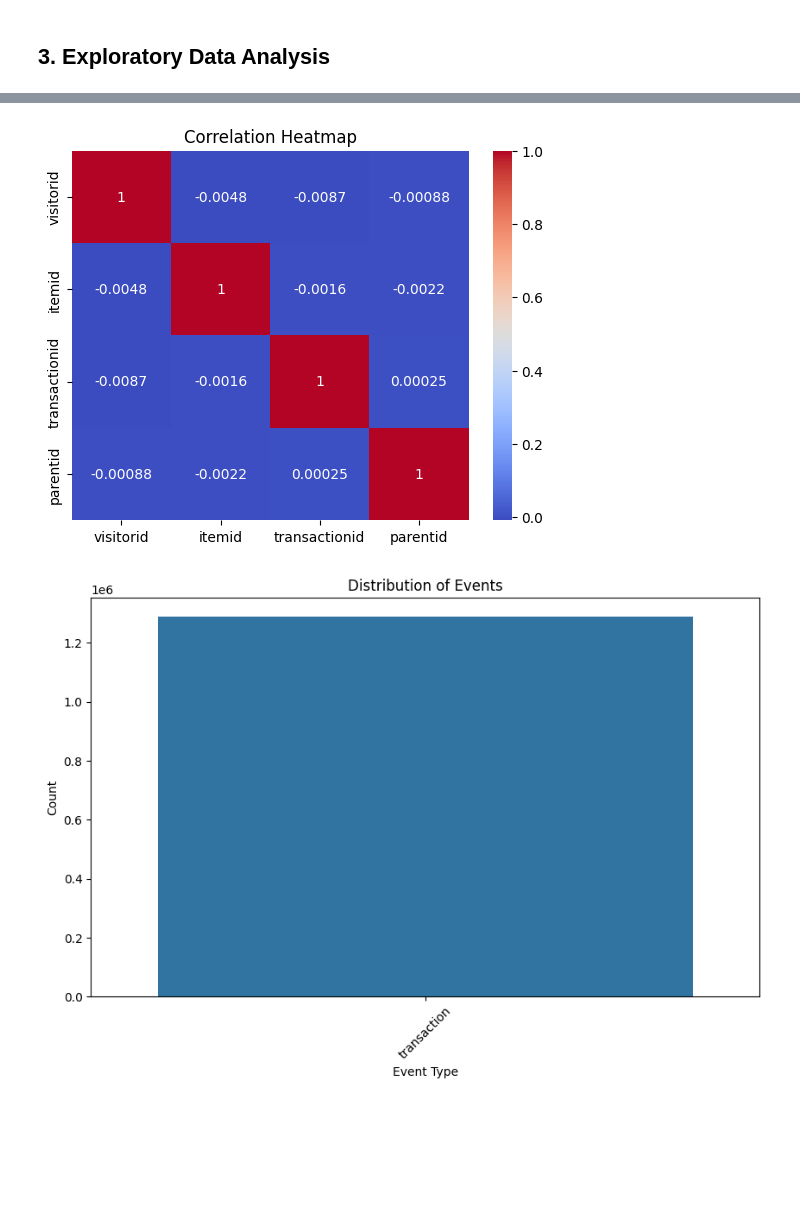
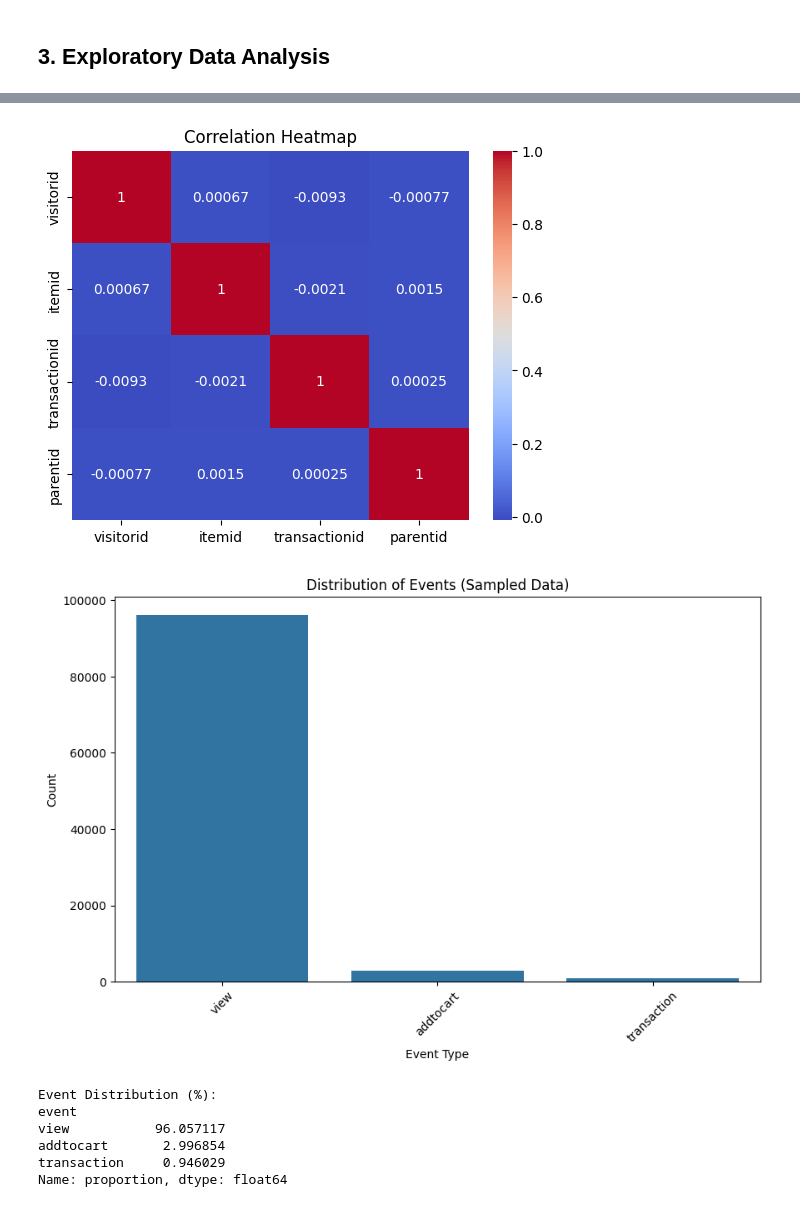
Before and after one commit to Afra233/Recommendation-System-Analysis, a Jupyter notebook: Notebook/Recommendation.ipynb, the cells around one changed output, grey strips where cells are left out. Drawn from its saved outputs; the diff is of its cells as text; code cells hidden in the pictures; blank space fills up the shorter version.

```diff
--- a/Notebook/Recommendation.ipynb
+++ b/Notebook/Recommendation.ipynb
@@ -297,5 +290,0 @@ import datasist as ds
-# %%
-# Convert category IDs to string and merge with category tree
-merged['property'] = merged['property'].astype(str)
-category_tree['categoryid'] = category_tree['categoryid'].astype(str)
-dataset = merged.merge(category_tree, left_on="property", right_on="categoryid", how="left")
@@ -318,4 +338,0 @@ dataset
-# %%
-# Clean up columns
-dataset.drop(columns=["property"], inplace=True)
-dataset.rename(columns={"categoryid": "category_id"}, inplace=True)
@@ -335,4 +338,0 @@ dtype: int64
-# %%
-# Final cleanup
-dataset = dataset.dropna()
-dataset
@@ -366,2 +339,9 @@ dtype: int64
 # %% [markdown]
 ## **3. Exploratory Data Analysis**
+# %%
+# Apply chunking to dataset
+sample_size = 100000  # Adjust based on your system's capacity
+sample_data = dataset.sample(n=sample_size, random_state=42)
+
+print(f"Original dataset shape: {dataset.shape}")
+print(f"Sampled dataset shape: {sample_data.shape}")
@@ -385,15 +411,27 @@ sns.heatmap(numeric_data.corr(), annot=True, cmap="coolwarm")
 plt.title("Correlation Heatmap")
 plt.show()
 # %% [output]
-[figure, old version]
+[figure, new version]
 # %%
 # Event distribution
 plt.figure(figsize=(10, 6))
-sns.countplot(data=dataset, x="event")
-plt.title("Distribution of Events")
+sns.countplot(data=sample_data, x='event')
+plt.title("Distribution of Events (Sampled Data)")
 plt.xlabel("Event Type")
 plt.ylabel("Count")
 plt.xticks(rotation=45)
 plt.show()
 # %% [output]
-[figure, old version]
+[figure, new version]
+# %%
+# Event distribution percentages for full dataset
+event_dist = dataset['event'].value_counts(normalize=True) * 100
+print("Event Distribution (%):")
+print(event_dist)
+# %% [output]
+Event Distribution (%):
+event
+view           96.057117
+addtocart       2.996854
+transaction     0.946029
+Name: proportion, dtype: float64
```
Also changed, not shown: parts of 27 cells of this notebook.
